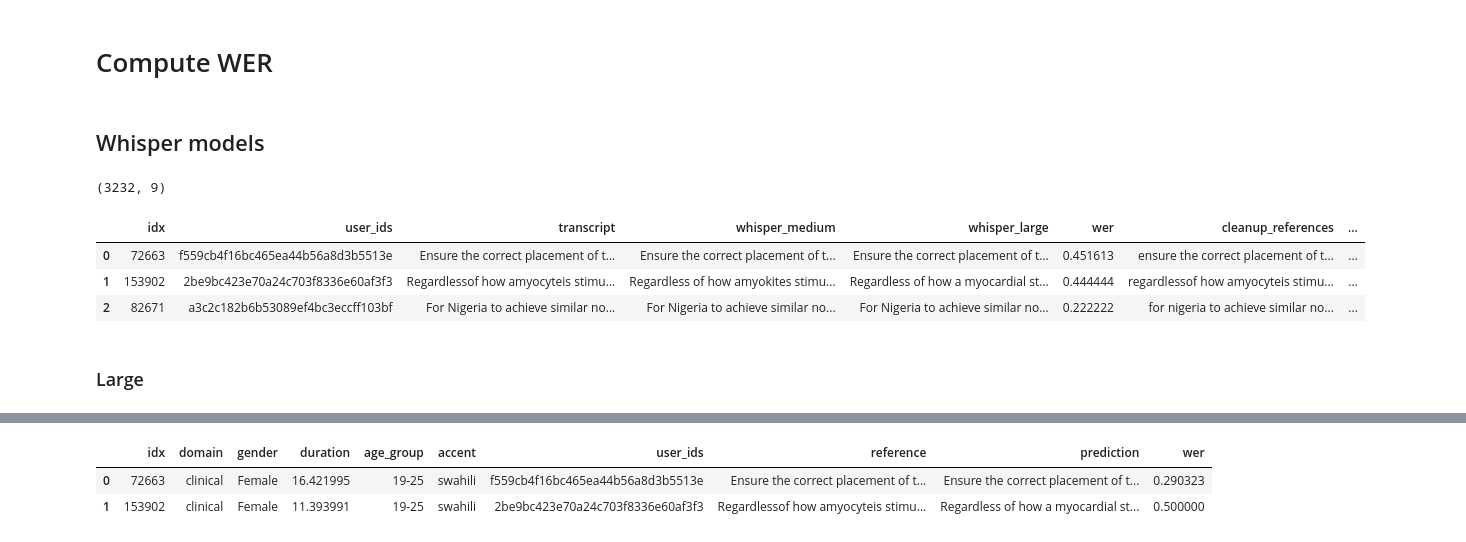
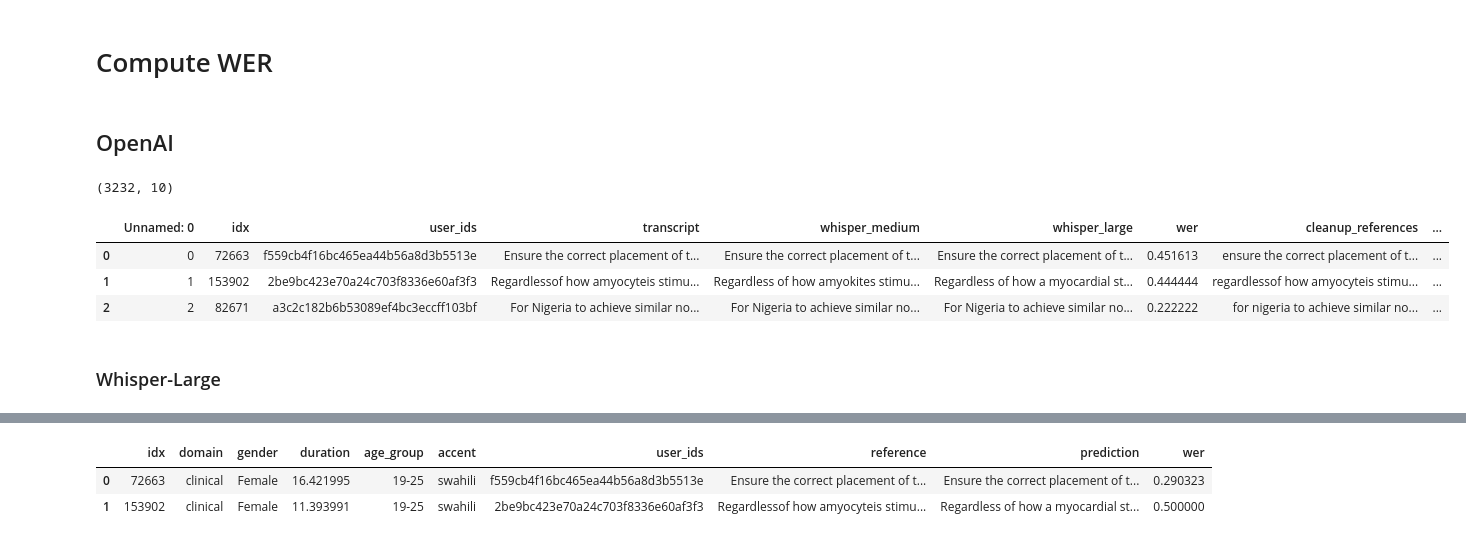
Before and after one commit to intron-innovation/AfriSpeech-200, a Jupyter notebook: notebooks/zero_shot_evaluation.ipynb, the cells around one changed output, grey strips where cells are left out. Saved outputs shown, nothing was run; the diff lists cells and outputs as text; code cells hidden in the pictures.

Commit message:
update zero shot evaluation result

```diff
--- a/notebooks/zero_shot_evaluation.ipynb
+++ b/notebooks/zero_shot_evaluation.ipynb
@@ -132,21 +143,21 @@ def write_to_folder(model_id_or_path, predictions_df, output_dir="../results/cle
 # %% [markdown]
 # Compute WER
 # %% [markdown]
-## Whisper models
+## OpenAI
 # %%
-whspr = pd.read_csv("../results/whisper_wer_asr_dev.csv").drop(columns="Unnamed: 0")
+whspr = pd.read_csv("../results/whisper_wer_asr_dev.csv")
 print(whspr.shape)
 whspr.head(3)
 # %% [output]
-(3232, 9)
+(3232, 10)
-|  | idx | user_ids | transcript | whisper_medium | whisper_large | wer | cleanup_references | ... |
-| 0 | 72663 | f559cb4f16bc465ea44b56a8d3b5513e | Ensure the correct placement of t... | Ensure the correct placement of t... | Ensure the correct placement of t... | 0.451613 | ensure the correct placement of t... | ... |
-| 1 | 153902 | 2be9bc423e70a24c703f8336e60af3f3 | Regardlessof how amyocyteis stimu... | Regardless of how amyokites stimu... | Regardless of how a myocardial st... | 0.444444 | regardlessof how amyocyteis stimu... | ... |
-| 2 | 82671 | a3c2c182b6b53089ef4bc3eccff103bf | For Nigeria to achieve similar no... | For Nigeria to achieve similar no... | For Nigeria to achieve similar no... | 0.222222 | for nigeria to achieve similar no... | ... |
+|  | Unnamed: 0 | idx | user_ids | transcript | whisper_medium | whisper_large | wer | cleanup_references | ... |
+| 0 | 0 | 72663 | f559cb4f16bc465ea44b56a8d3b5513e | Ensure the correct placement of t... | Ensure the correct placement of t... | Ensure the correct placement of t... | 0.451613 | ensure the correct placement of t... | ... |
+| 1 | 1 | 153902 | 2be9bc423e70a24c703f8336e60af3f3 | Regardlessof how amyocyteis stimu... | Regardless of how amyokites stimu... | Regardless of how a myocardial st... | 0.444444 | regardlessof how amyocyteis stimu... | ... |
+| 2 | 2 | 82671 | a3c2c182b6b53089ef4bc3eccff103bf | For Nigeria to achieve similar no... | For Nigeria to achieve similar no... | For Nigeria to achieve similar no... | 0.222222 | for nigeria to achieve similar no... | ... |
 # %%
 columns = ["idx", "domain", "gender", "duration", "age_group"]
 # %% [markdown]
-### Large
+### Whisper-Large
 # %%
 whspr_large = transform_raw_df(whspr, columns=columns, fmt="whisper_large")
 whspr_large_clean = clean_and_compute_wer(whspr_large)
```
Also changed, not shown: parts of 90 cells of this notebook, 43 other files.
